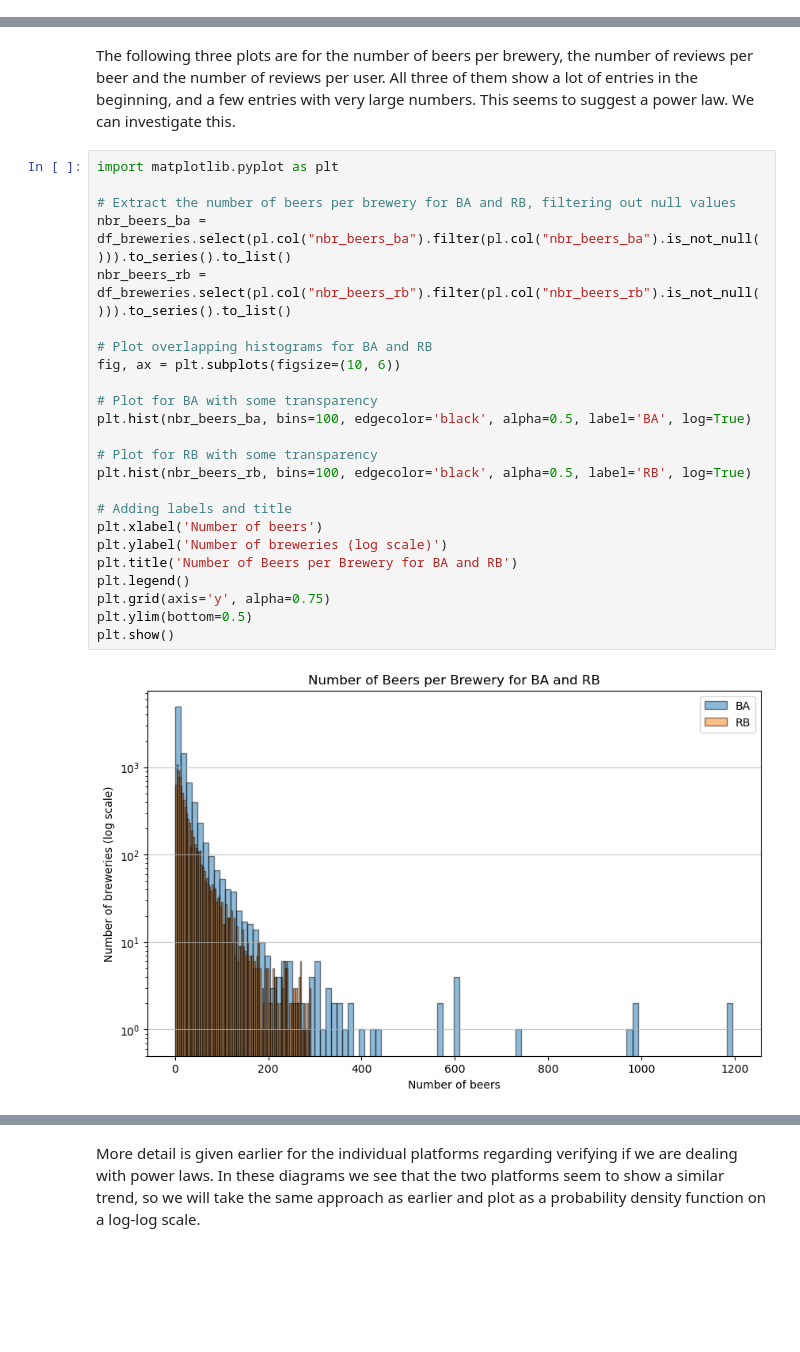
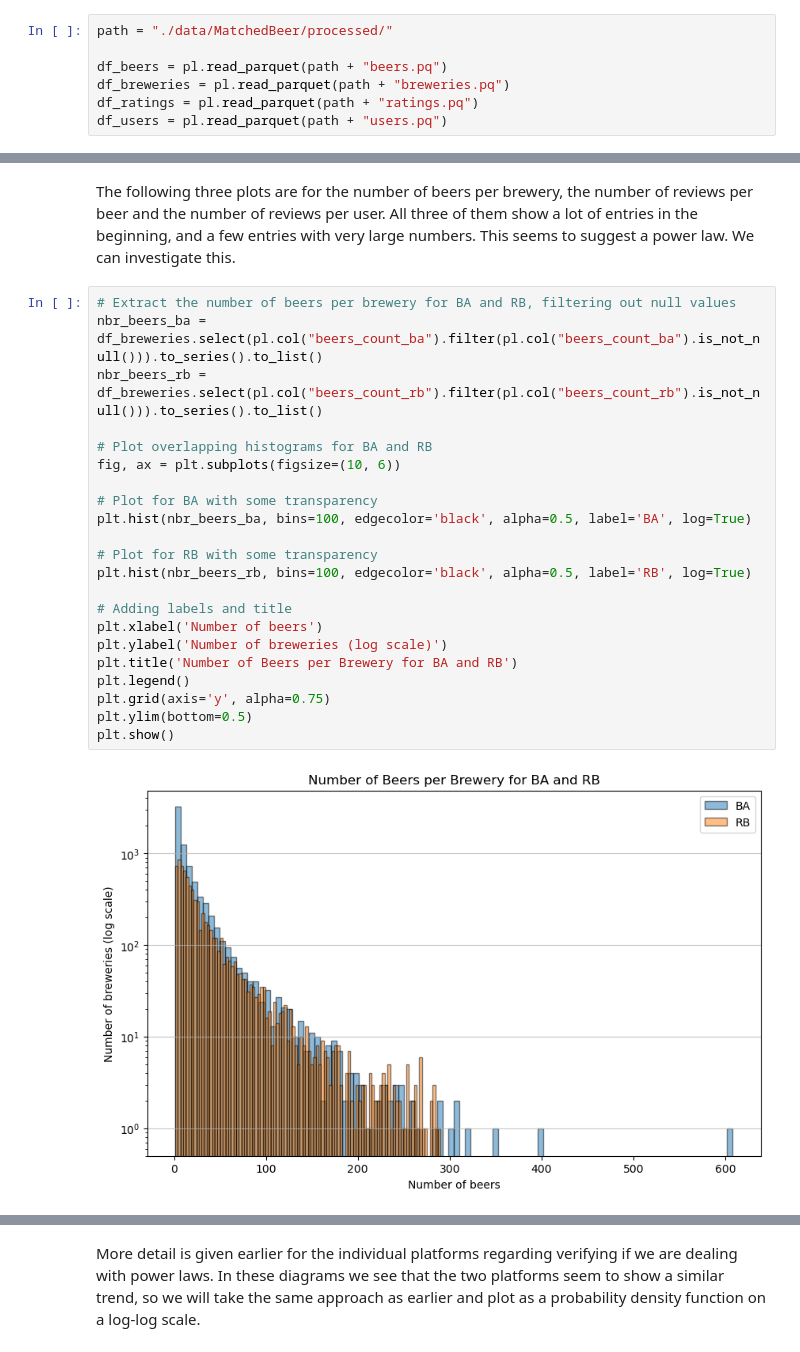
Before and after one commit to epfl-ada/ada-2024-project-sadamasochists, a Jupyter notebook: results.ipynb, the cells around one changed output, grey strips where cells are left out. Cells and saved outputs as stored; diff of their text form; blank space fills up the shorter version.

```diff
--- a/results.ipynb
+++ b/results.ipynb
@@ -689,3 +673,10 @@ df_users = dataframes_list[3]
+# %%
+path = "./data/MatchedBeer/processed/"
+
+df_beers = pl.read_parquet(path + "beers.pq")
+df_breweries = pl.read_parquet(path + "breweries.pq")
+df_ratings = pl.read_parquet(path + "ratings.pq")
+df_users = pl.read_parquet(path + "users.pq")
 # %% [markdown]
 #### Data distribuition
 Now we can take a look at what our data looks like visually. Taking a look at data can often reveal hidden patterns or distributions that are not easily visible while just looking at the numbers.
@@ -798,30 +734,28 @@ As expected, the ABV volmue is identical for the two websites. Analysis of this
 # %% [markdown]
 The following three plots are for the number of beers per brewery, the number of reviews per beer and the number of reviews per user. All three of them show a lot of entries in the beginning, and a few entries with very large numbers. This seems to suggest a power law. We can investigate this.
 # %%
-import matplotlib.pyplot as plt
-
 # Extract the number of beers per brewery for BA and RB, filtering out null values
-nbr_beers_ba = df_breweries.select(pl.col("nbr_beers_ba").filter(pl.col("nbr_beers_ba").is_not_null())).to_series().to_list()
-nbr_beers_rb = df_breweries.select(pl.col("nbr_beers_rb").filter(pl.col("nbr_beers_rb").is_not_null())).to_series().to_list()
+nbr_beers_ba = df_breweries.select(pl.col("beers_count_ba").filter(pl.col("beers_count_ba").is_not_null())).to_series().to_list()
+nbr_beers_rb = df_breweries.select(pl.col("beers_count_rb").filter(pl.col("beers_count_rb").is_not_null())).to_series().to_list()
 
 # Plot overlapping histograms for BA and RB
 fig, ax = plt.subplots(figsize=(10, 6))
 
 # Plot for BA with some transparency
 plt.hist(nbr_beers_ba, bins=100, edgecolor='black', alpha=0.5, label='BA', log=True)
 
 # Plot for RB with some transparency
 plt.hist(nbr_beers_rb, bins=100, edgecolor='black', alpha=0.5, label='RB', log=True)
 
 # Adding labels and title
 plt.xlabel('Number of beers')
 plt.ylabel('Number of breweries (log scale)')
 plt.title('Number of Beers per Brewery for BA and RB')
 plt.legend()
 plt.grid(axis='y', alpha=0.75)
 plt.ylim(bottom=0.5)
 plt.show()
 # %% [output]
-[figure, old version]
+[figure, new version]
 # %%
 # Extract the number of ratings for BA and RB, filtering out null values
```
Also changed, not shown: parts of 109 cells of this notebook, 2 other files.
